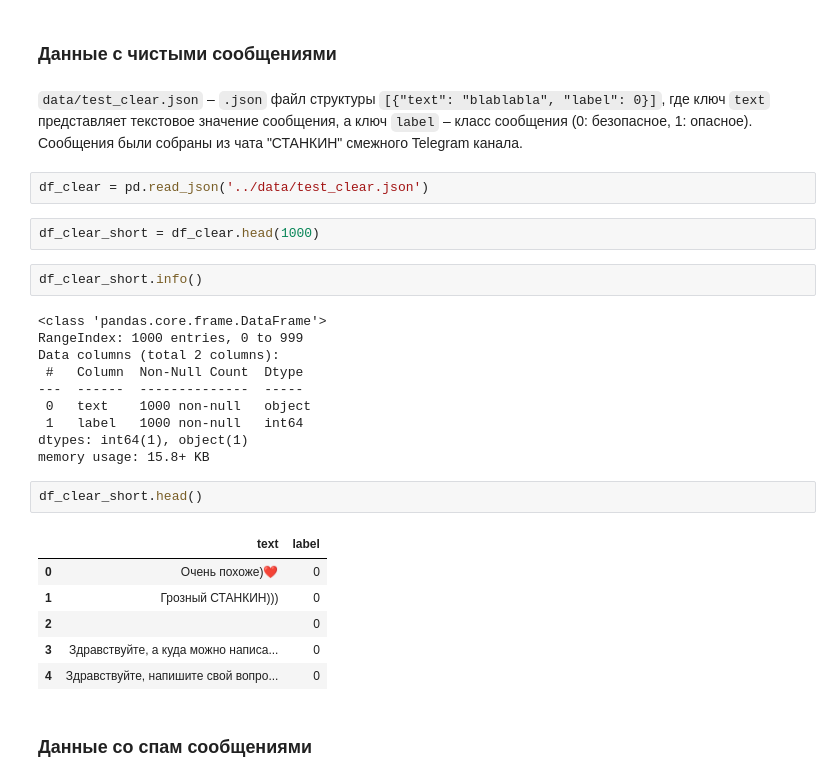
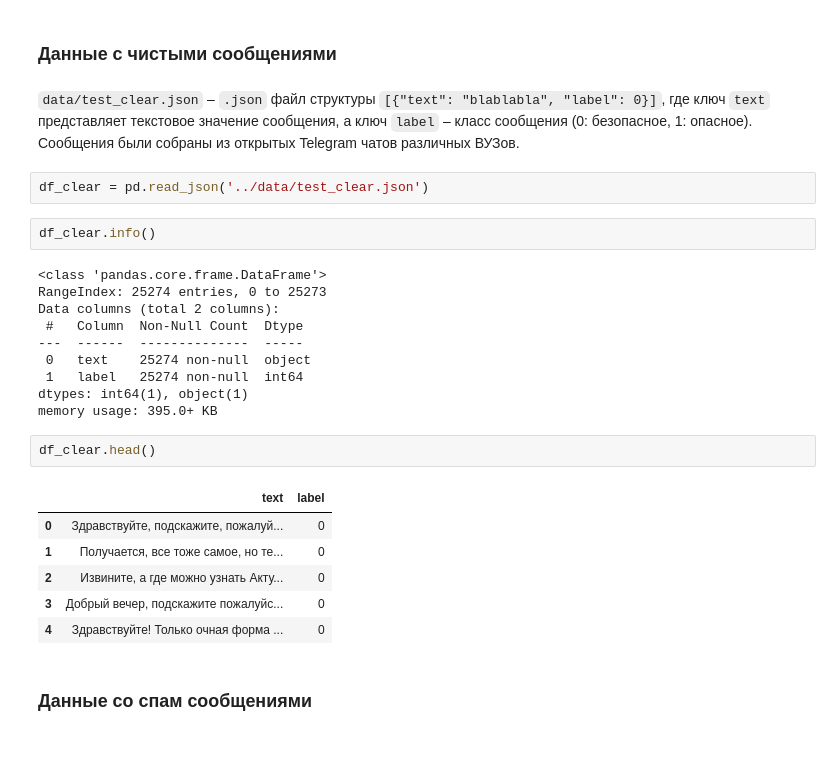
Before and after one commit to overklassniy/STANKIN_AntiSpam_Bot, a Jupyter notebook: ipynb/4. Дополнительные оценки.ipynb, the cells around one changed output. Cells and saved outputs as stored; diff of their text form; blank space fills up the shorter version.

```diff
--- a/ipynb/4. Дополнительные оценки.ipynb
+++ b/ipynb/4. Дополнительные оценки.ipynb
@@ -21,32 +21,30 @@ import emoji
 ### Данные с чистыми сообщениями
 # %% [markdown]
 `data/test_clear.json` – `.json` файл структуры `[{"text": "blablabla", "label": 0}]`, где ключ `text` представляет текстовое значение сообщения, а ключ `label` – класс сообщения (0: безопасное, 1: опасное).
-Сообщения были собраны из чата "СТАНКИН" смежного Telegram канала.
+Сообщения были собраны из открытых Telegram чатов различных ВУЗов.
 # %%
 df_clear = pd.read_json('../data/test_clear.json')
-# %%
-df_clear_short = df_clear.head(1000)
 # %%
-df_clear_short.info()
+df_clear.info()
 # %% [output]
 <class 'pandas.core.frame.DataFrame'>
-RangeIndex: 1000 entries, 0 to 999
+RangeIndex: 25274 entries, 0 to 25273
 Data columns (total 2 columns):
  #   Column  Non-Null Count  Dtype
 ---  ------  --------------  -----
- 0   text    1000 non-null   object
- 1   label   1000 non-null   int64
+ 0   text    25274 non-null  object
+ 1   label   25274 non-null  int64
 dtypes: int64(1), object(1)
-memory usage: 15.8+ KB
+memory usage: 395.0+ KB
 # %%
-df_clear_short.head()
+df_clear.head()
 # %% [output]
 |  | text | label |
-| 0 | Очень похоже)❤️ | 0 |
-| 1 | Грозный СТАНКИН))) | 0 |
-| 2 |  | 0 |
-| 3 | Здравствуйте, а куда можно написа... | 0 |
-| 4 | Здравствуйте, напишите свой вопро... | 0 |
+| 0 | Здравствуйте, подскажите, пожалуй... | 0 |
+| 1 | Получается, все тоже самое, но те... | 0 |
+| 2 | Извините, а где можно узнать Акту... | 0 |
+| 3 | Добрый вечер, подскажите пожалуйс... | 0 |
+| 4 | Здравствуйте! Только очная форма ... | 0 |
 # %% [markdown]
 ### Данные со спам сообщениями
 # %% [markdown]
```
Also changed, not shown: parts of 27 cells of this notebook, 7 other files.
